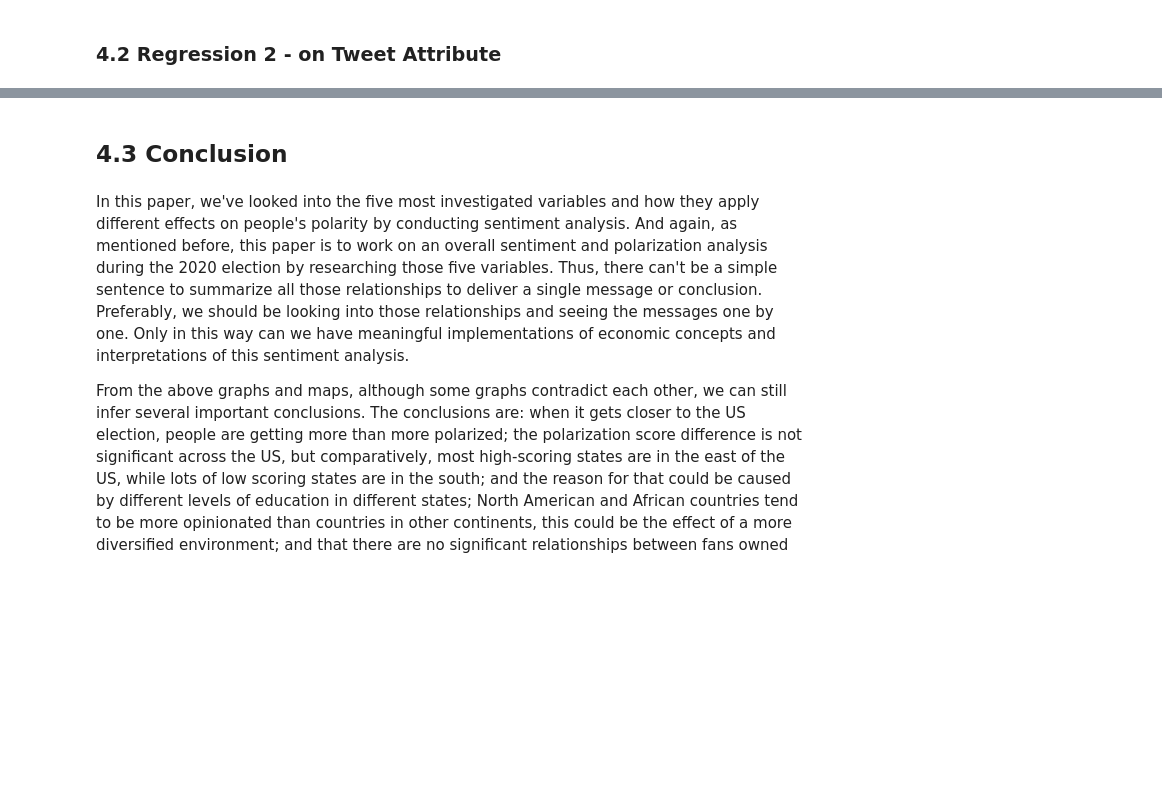
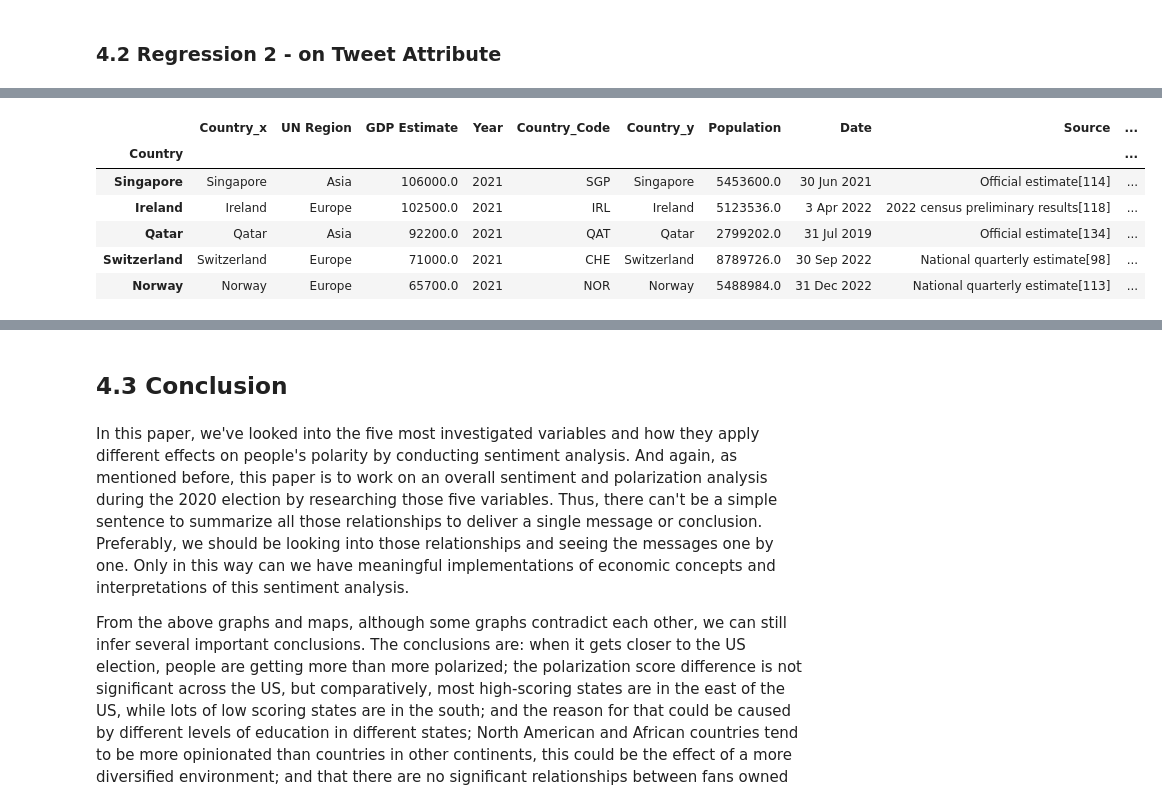
Before and after one commit to gavinhaozzh/Twitter-sentiment-analysis, a Jupyter notebook: Final Project.ipynb, the cells around one changed output, grey strips where cells are left out. Cells and saved outputs as stored; diff of their text form; code cells hidden in the pictures; blank space fills up the shorter version.

```diff
--- a/Final Project.ipynb
+++ b/Final Project.ipynb
@@ -1570,0 +1652,35 @@ $$
+# %%
+# then scrape population data
+# because we already went into web scraping above, I am going to speed up a bit here by saving some details
+pop_web_url = "https://en.wikipedia.org/wiki/List_of_countries_and_dependencies_by_population"
+pop_response = requests.get(pop_web_url)
+pop_sorted_soup = BeautifulSoup(pop_response.content)
+pop_all_data = pop_sorted_soup.find_all('table', 'wikitable sortable')[0]
+pop_all_val = pop_all_data.find_all('tr')
+# now use a loop to scrape
+# Create an empty dataframe
+pop_df = pd.DataFrame(columns = ['Country', 'Population', \
+                                    'Date','Source'])
+ix = 0 # Initialise index to zero
+for row in pop_all_val[3:]:
+    val = row.find_all('td') # Extract all elements with tag <td>
+        # Pick only the text part from the <td> tag
+    a = val[0].text.strip()
+    b = val[1].text.strip()
+    c = val[3].text.strip()
+    d = val[4].text.strip()
+
+    pop_df.loc[ix] = [a,b,c,d] # Store it in the dataframe as a row
+    ix += 1
+
+# get the 3-letter code for merging
+pop_df['Country_Code'] = ''
+for i in range(len(pop_df)):
+    name = pop_df.iloc[i,0]
+    try:
+        country = pycountry.countries.search_fuzzy(name)[0]
+        pop_df.iloc[i,-1] = country.alpha_3
+    except LookupError:
+        pass
+pop_df.drop(pop_df[pop_df['Country_Code'] == ''].index, inplace=True)
+pop_df.head()
@@ -1570,0 +1694,17 @@ $$
+# %%
+# then merge them, diversity, population and gdp
+reg4_merged_df = pd.merge(inc_df, pop_df, on='Country_Code',how='inner')
+reg4_merged_df = pd.merge(reg4_merged_df, diver_df, left_on='Country_Code', right_on='Country_Code')
+reg4_merged_df.set_index('Country', inplace=True)
+# now I modify the GDP and population so that they are float
+reg4_merged_df['Population'] = reg4_merged_df['Population'].str.replace(',', '').astype(float)
+reg4_merged_df['GDP Estimate'] = reg4_merged_df['GDP Estimate'].str.replace(',', '').astype(float)
+reg4_merged_df.head()
+# %% [output]
+|  | Country_x | UN Region | GDP Estimate | Year | Country_Code | Country_y | Population | Date | Source | ... |
+| Country |  |  |  |  |  |  |  |  |  | ... |
+| Singapore | Singapore | Asia | 106000.0 | 2021 | SGP | Singapore | 5453600.0 | 30 Jun 2021 | Official estimate[114] | ... |
+| Ireland | Ireland | Europe | 102500.0 | 2021 | IRL | Ireland | 5123536.0 | 3 Apr 2022 | 2022 census preliminary results[118] | ... |
+| Qatar | Qatar | Asia | 92200.0 | 2021 | QAT | Qatar | 2799202.0 | 31 Jul 2019 | Official estimate[134] | ... |
+| Switzerland | Switzerland | Europe | 71000.0 | 2021 | CHE | Switzerland | 8789726.0 | 30 Sep 2022 | National quarterly estimate[98] | ... |
+| Norway | Norway | Europe | 65700.0 | 2021 | NOR | Norway | 5488984.0 | 31 Dec 2022 | National quarterly estimate[113] | ... |
```
Also changed, not shown: parts of 40 cells of this notebook.
